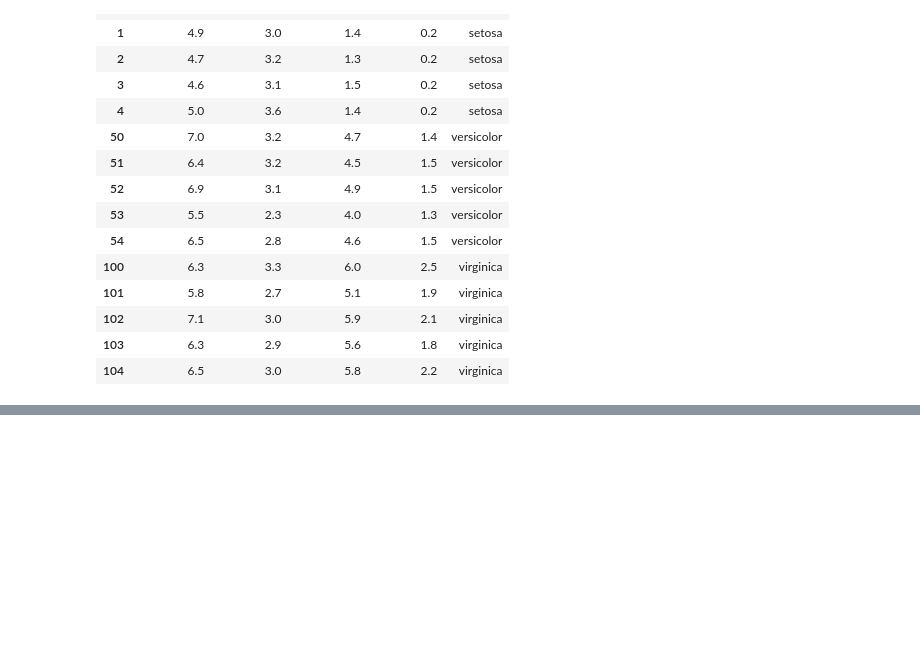
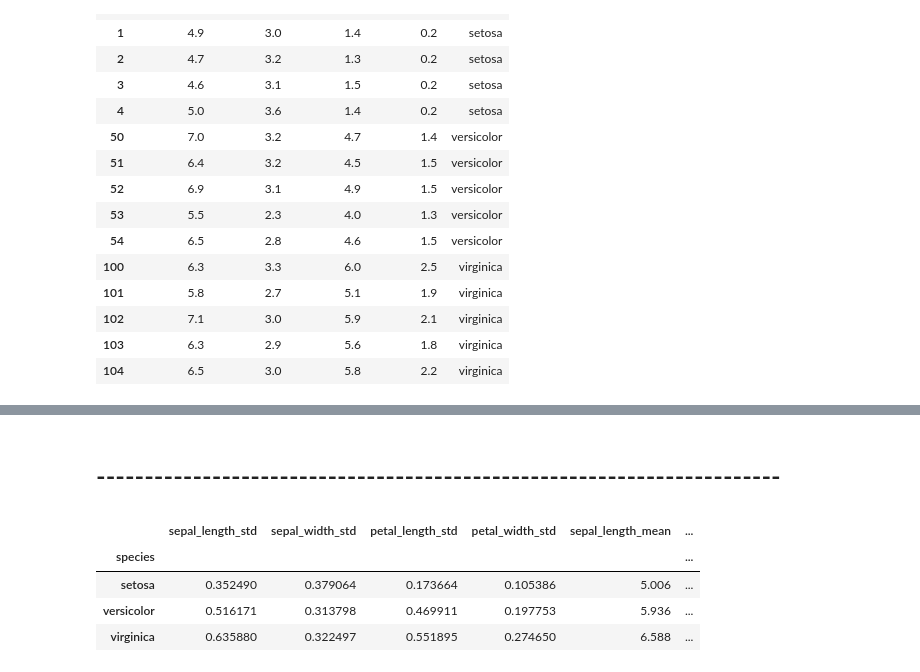
Before and after one commit to AlessandrodAgostino/Python-Projects, a Jupyter notebook: GM/EX_Groupy_Standardization.ipynb, the cells around one changed output, grey strips where cells are left out. Cells and saved outputs as stored; diff of their text form; code cells hidden in the pictures; blank space fills up the shorter version.

```diff
--- a/GM/EX_Groupy_Standardization.ipynb
+++ b/GM/EX_Groupy_Standardization.ipynb
@@ -95,0 +206,12 @@ Can I safely use a method with the `_`?
+# %% [markdown]
+# -----------------------------------------------------------------------
+# %%
+stds = iris.groupby('species').std()
+means = iris.groupby('species').mean()
+pd.merge(stds,means, on='species', suffixes=['_std', '_mean'])
+# %% [output]
+|  | sepal_length_std | sepal_width_std | petal_length_std | petal_width_std | sepal_length_mean | ... |
+| species |  |  |  |  |  | ... |
+| setosa | 0.352490 | 0.379064 | 0.173664 | 0.105386 | 5.006 | ... |
+| versicolor | 0.516171 | 0.313798 | 0.469911 | 0.197753 | 5.936 | ... |
+| virginica | 0.635880 | 0.322497 | 0.551895 | 0.274650 | 6.588 | ... |
```
Also changed, not shown: parts of 18 cells of this notebook.
